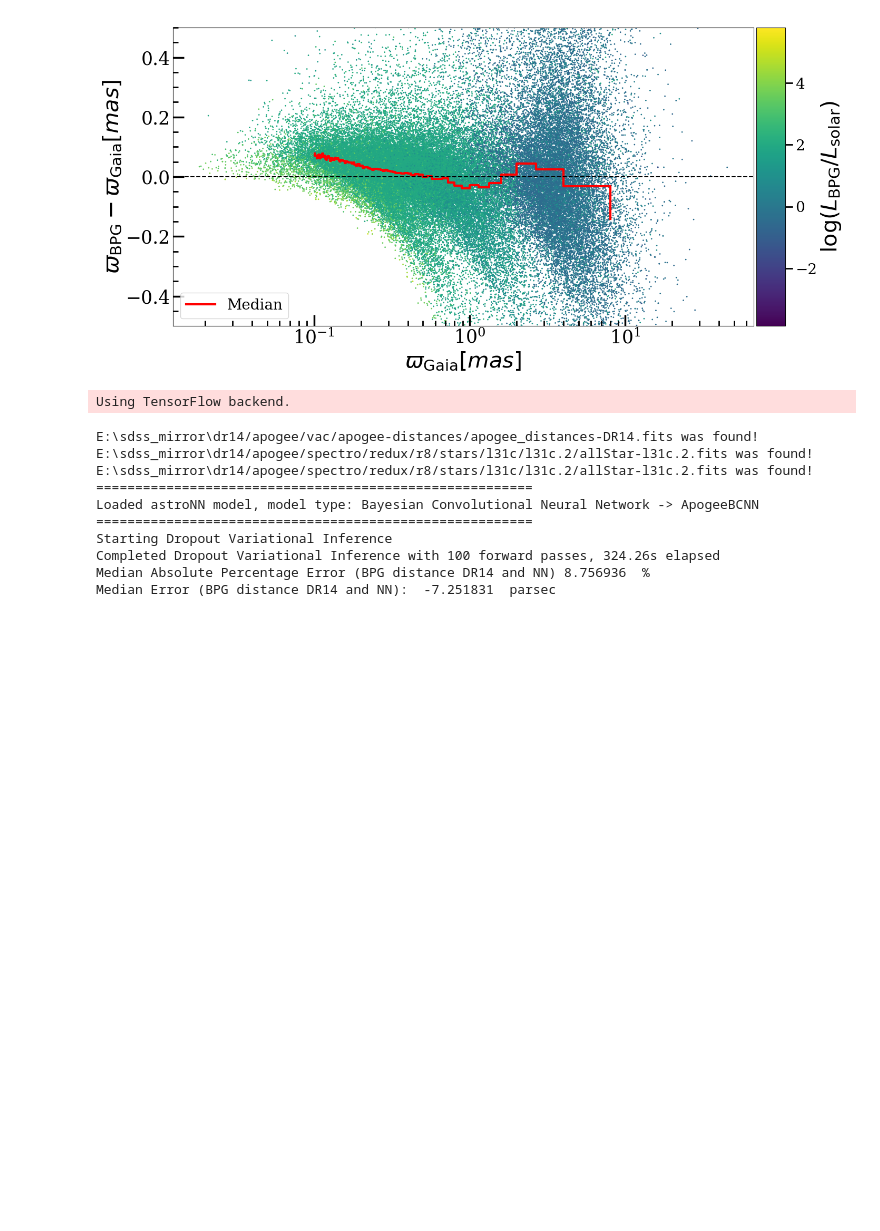
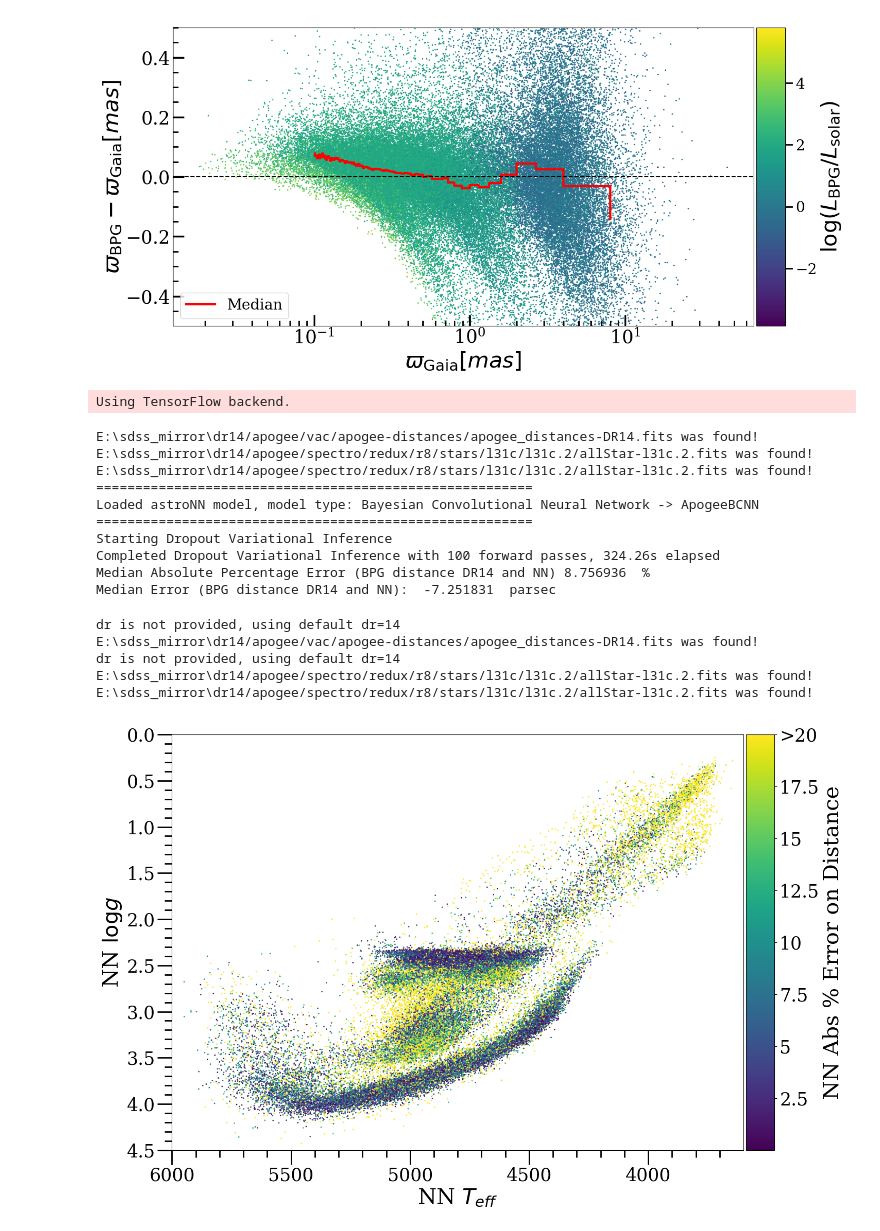
Before and after one commit to henrysky/astroNN_gaia_dr2_paper, a Jupyter notebook: APOGEE_RC_N_Distance.ipynb, the cells around one changed output. Saved outputs shown, nothing was run; the diff lists cells and outputs as text; code cells hidden in the pictures; blank space fills up the shorter version.

Commit message:
update latest plots

```diff
--- a/APOGEE_RC_N_Distance.ipynb
+++ b/APOGEE_RC_N_Distance.ipynb
@@ -223,3 +223,68 @@ Starting Dropout Variational Inference
 Completed Dropout Variational Inference with 100 forward passes, 324.26s elapsed
 Median Absolute Percentage Error (BPG distance DR14 and NN) 8.756936  %
 Median Error (BPG distance DR14 and NN):  -7.251831  parsec
+# %%
+%matplotlib inline
+import numpy as np
+import pylab as plt
+from astropy.io import fits
+from astroNN.apogee import allstar
+from astroNN.datasets.apogee_distances import load_apogee_distances
+from astroNN.gaia import fakemag_to_logsol
+from mpl_toolkits.axes_grid1 import make_axes_locatable
+
+plt.rc('font', **{'family': 'serif', 'weight': 'medium', 'size': 20})
+
+ra, dec, distance, distance_err = load_apogee_distances(cuts=.2, keepdims=True)
+
+f_dist = fits.getdata("apogee_dr14_nn_dist_cuts_005.fits")
+f_chem = fits.getdata("astroNN_apogee_dr14_catalog.fits")
+allstar_dr14 = fits.getdata(allstar(dr=14))
+
+nn_teff = f_chem['astroNN'][:, 0]
+nn_teff_error = f_chem['astroNN_error'][:, 0]
+nn_logg = f_chem['astroNN'][:, 1]
+nn_logg_error = f_chem['astroNN_error'][:, 1]
+nn_feh = f_chem['astroNN'][:, 19]
+nn_feh_error = f_chem['astroNN_error'][:, 19]
+dist = f_dist['pc']
+fakemag = f_dist['fakemag']
+dist_err = f_dist['pc_error']
+
+good_idx = [(dist / dist_err >= 1.) & (nn_teff / nn_teff_error > 1.) & (nn_logg / nn_logg_error > 1.) &
+            (nn_logg_error < 1.) & (fakemag > 0.) & (allstar_dr14['STARFLAG'] == 0) & (distance / distance_err > 5.)]
+
+good_idx_feh = [(dist / dist_err >= 1.) & (nn_feh_error < 1.)]
+
+fig = plt.figure(figsize=(15, 10), dpi=100)
+ax = plt.gca()
+plt.scatter(nn_teff[good_idx], nn_logg[good_idx], s=1.,
+            c=np.clip(100*(np.abs(dist[good_idx] - distance[good_idx]) / (distance[good_idx])), 0, 20),
+            rasterized=True)
+plt.xlabel('NN ' + "$T_{eff}$", fontsize=30)
+plt.ylabel('NN ' + '$\log{g}$', fontsize=30)
+plt.xlim((3600., 6000))
+plt.ylim((0.0, 4.5))
+# plt.legend(loc='best', fontsize=25, markerscale=5)
+plt.minorticks_on()
+plt.tick_params(labelsize=25, width=2, length=20, which='major')
+plt.tick_params(width=2, length=10, which='minor')
+ax.invert_xaxis()
+ax.invert_yaxis()
+# colorbar
+divider = make_axes_locatable(ax)
+cax = divider.append_axes("right", size="5%", pad=0.05)
+cbar = plt.colorbar(cax=cax)
+cbar.ax.set_yticklabels(["2.5", "5", "7.5", "10", "12.5", "15", "17.5", ">20"])
+cbar.ax.tick_params(labelsize=25)
+cbar.set_label("NN Abs % Error on Distance", size=30)
+plt.tight_layout()
+# plt.savefig('logg_teff_fe_tefferr.pdf')
+plt.show()
+# %% [output]
+dr is not provided, using default dr=14
+E:\sdss_mirror\dr14/apogee/vac/apogee-distances/apogee_distances-DR14.fits was found!
+dr is not provided, using default dr=14
+E:\sdss_mirror\dr14/apogee/spectro/redux/r8/stars/l31c/l31c.2/allStar-l31c.2.fits was found!
+E:\sdss_mirror\dr14/apogee/spectro/redux/r8/stars/l31c/l31c.2/allStar-l31c.2.fits was found!
+[figure, added]
```
Also changed, not shown: 3 other files.
